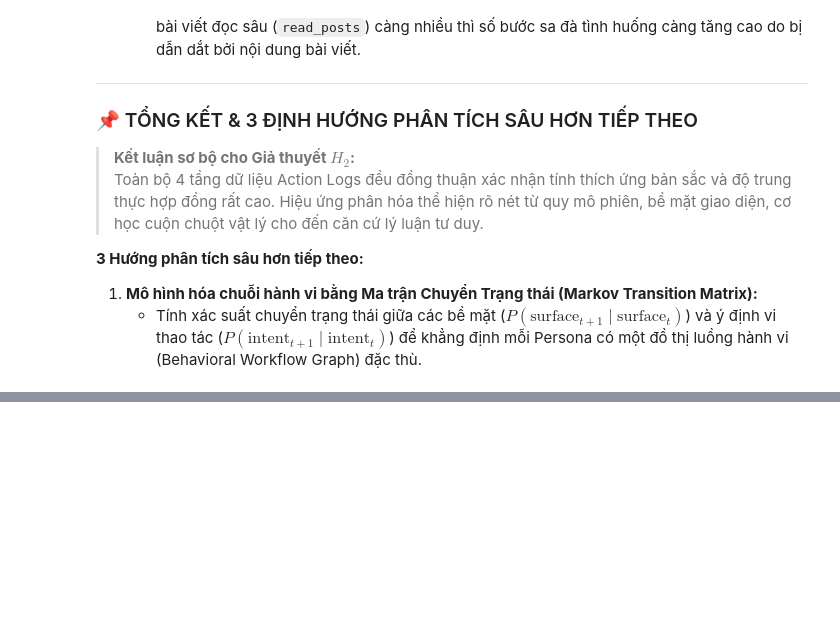
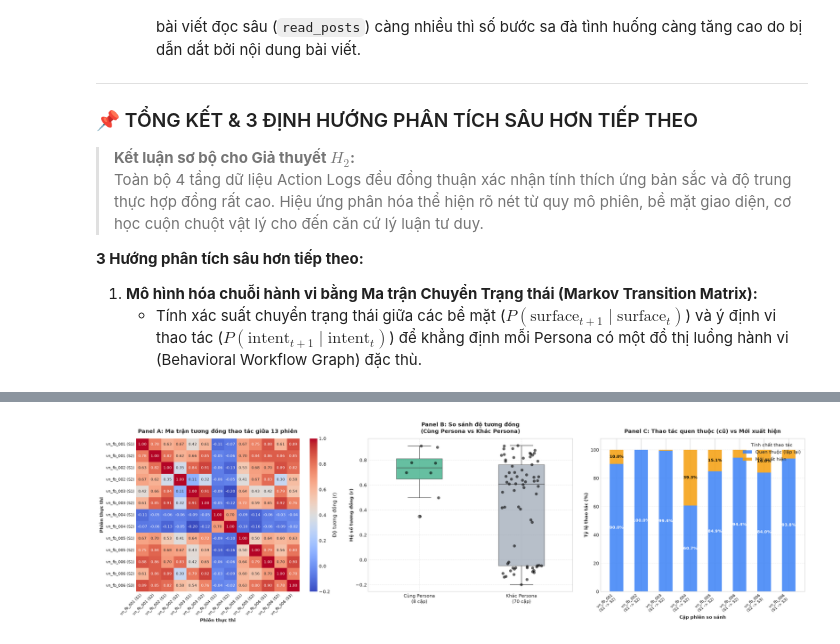
Before and after one commit to zero0526/eda_persona, a Jupyter notebook: notebooks/notebook_action_logs.ipynb, the cells around one changed output, grey strips where cells are left out. Cells and saved outputs as stored; diff of their text form; code cells hidden in the pictures; blank space fills up the shorter version.

```diff
--- a/notebooks/notebook_action_logs.ipynb
+++ b/notebooks/notebook_action_logs.ipynb
@@ -1362,0 +1148,99 @@ plt.show()
+# %%
+# ==============================================================================
+# BƯỚC 14: THÓI QUEN THAO TÁC, MA TRẬN TƯƠNG ĐỒNG 13 PHIÊN & TRỰC QUAN HÓA
+# ==============================================================================
+
+import matplotlib.pyplot as plt
+from algorithms.cross_session_behavior_profiler import (
+    compute_surface_retention_comparison,
+    compute_habit_evolution_and_correlation,
+    compute_intent_ngram_analysis,
+    compute_persona_repeated_ngram_patterns
+)
+from viz.session_consistency_viz import plot_h3_three_panel_comparison
+
+# 1. BẢNG SO SÁNH MỨC ĐỘ Ở LẠI TRÊN CÁC MÀN HÌNH GIỮA CÁC PHIÊN (S1 -> S2)
+df_surface_comparison = compute_surface_retention_comparison(df_actions_h3)
+
+print('=== BẢNG 4: SO SÁNH MỨC ĐỘ Ở LẠI TRÊN CÁC MÀN HÌNH GIỮA CÁC PHIÊN (S1 -> S2) ===')
+styled_surface_comp = (
+    df_surface_comparison.style
+    .format({
+        'Tỷ lệ ở lại S1 (%)': '{:.1f}%',
+        'Tỷ lệ ở lại S2 (%)': '{:.1f}%',
+        'Sai khác mức ở lại (%)': '{:+.1f}%'
+    })
+    .background_gradient(subset=['Tỷ lệ ở lại S1 (%)', 'Tỷ lệ ở lại S2 (%)'], cmap='Blues', vmin=70, vmax=100)
+    .set_properties(**{'text-align': 'center'})
+    .set_properties(subset=['Thói quen màn hình', 'Nhận xét chuyển biến thực tế'], **{'text-align': 'left'})
+)
+display(styled_surface_comp)
+
+# 2. BẢNG THEO DÕI THÓI QUEN CŨ VS THAO TÁC MỚI XUẤT HIỆN
+evolution_data = compute_habit_evolution_and_correlation(df_actions_h3)
+df_evolution = evolution_data['evolution_df']
+
+print('\n=== BẢNG 5: MỨC ĐỘ GIỮ LẠI THÓI QUEN CŨ VÀ PHÁT SINH THAO TÁC MỚI ===')
+styled_evolution = (
+    df_evolution[['Persona', 'Cặp phiên', 'Số thao tác phiên 1', 'Số thao tác phiên 2',
+                  'Thao tác giữ lại', 'Thao tác mới xuất hiện', 'Tỷ lệ thao tác quen thuộc (%)',
+                  'Tỷ lệ thao tác mới (%)', 'Độ tương đồng (r)', 'Các thao tác mới cụ thể']].style
+    .format({
+        'Tỷ lệ thao tác quen thuộc (%)': '{:.1f}%',
+        'Tỷ lệ thao tác mới (%)': '{:.1f}%',
+        'Độ tương đồng (r)': '{:.4f}'
+    })
+    .background_gradient(subset=['Độ tương đồng (r)'], cmap='Greens', vmin=0.0, vmax=1.0)
+    .background_gradient(subset=['Tỷ lệ thao tác quen thuộc (%)'], cmap='Blues', vmin=50, vmax=100)
+    .set_properties(**{'text-align': 'center'})
+    .set_properties(subset=['Các thao tác mới cụ thể'], **{'text-align': 'left'})
+)
+display(styled_evolution)
+
+# 3. BẢNG TOP 5 CHUỖI Ý ĐỊNH THAO TÁC (BIGRAM & TRIGRAM) VÀ TỶ LỆ TRÙNG LẶP QUA CÁC PHIÊN
+ngram_res = compute_intent_ngram_analysis(df_actions_h3, top_k=5)
+df_session_top_grams = ngram_res['session_top_grams']
+df_ngram_overlap = ngram_res['overlap_comparison']
+
+print('\n=== BẢNG 6: TOP 5 CHUỖI Ý ĐỊNH THAO TÁC (BIGRAM & TRIGRAM) CỦA MỖI PERSONA THEO PHIÊN ===')
+styled_session_top = (
+    df_session_top_grams.style
+    .set_properties(**{'text-align': 'center'})
+    .set_properties(subset=['Top 5 Chuỗi 2 thao tác (Bigram)', 'Top 5 Chuỗi 3 thao tác (Trigram)'], **{'text-align': 'left'})
+)
+display(styled_session_top)
+
+print('\n=== BẢNG 7: SO SÁNH TỶ LỆ TRÙNG LẶP CHUỖI Ý ĐỊNH (N-GRAM OVERLAP) GIỮA CÁC PHIÊN ===')
+styled_ngram_overlap = (
+    df_ngram_overlap.style
+    .set_properties(**{'text-align': 'center'})
+    .set_properties(subset=['Chuỗi Bigram trùng Top 5', 'Chuỗi Trigram trùng Top 5', 'Nhận xét chuỗi thao tác'], **{'text-align': 'left'})
+)
+display(styled_ngram_overlap)
+
+# 4. BẢNG CÁC CHUỖI Ý ĐỊNH TRÙNG LẶP XUYÊN PHIÊN CỦA TỪNG PERSONA
+df_repeated_ngrams = compute_persona_repeated_ngram_patterns(df_actions_h3)
+
+print('\n=== BẢNG 8: CÁC CHUỖI Ý ĐỊNH (BIGRAM & TRIGRAM) TRÙNG LẶP TRONG CÁC PHIÊN CỦA TỪNG PERSONA ===')
+styled_repeated_ngrams = (
+    df_repeated_ngrams.style
+    .set_properties(**{'text-align': 'center'})
+    .set_properties(subset=['Bigram trùng lặp nổi bật', 'Trigram trùng lặp nổi bật', 'Chu trình thao tác chủ đạo', 'Ý nghĩa hành vi thực tế'], **{'text-align': 'left'})
+)
+display(styled_repeated_ngrams)
+
+# 5. THỐNG KÊ ĐỘ TƯƠNG ĐỒNG HÀNH VI GIỮA CÁC PHIÊN
+print('\n=== ĐỘ TƯƠNG ĐỒNG HÀNH VI GIỮA CÁC PHIÊN ===')
+print(f'- Khi so sánh cùng Persona qua các phiên: r trung bình = {evolution_data["intra_mean"]:.4f} +/- {evolution_data["intra_std"]:.4f} (Trung vị: {evolution_data["intra_median"]:.4f})')
+print(f'- Khi so sánh khác Persona giữa các phiên: r trung bình = {evolution_data["inter_mean"]:.4f} +/- {evolution_data["inter_std"]:.4f} (Trung vị: {evolution_data["inter_median"]:.4f})')
+print('- Nhận xét: Độ tương đồng hành vi của cùng Persona cao hơn rõ rệt so với giữa các Persona khác nhau.')
+
+# 6. TRỰC QUAN HÓA 3-PANEL BẰNG BIỂU ĐỒ GẦN GŨI
+fig, axes = plot_h3_three_panel_comparison(
+    df_session_corr=evolution_data['correlation_matrix'],
+    df_evolution=df_evolution,
+    intra_vals=evolution_data['intra_correlations'],
+    inter_vals=evolution_data['inter_correlations']
+)
+plt.show()
+# %% [output]
@@ -1362,0 +1304 @@ plt.show()
+[figure, added]
```
Also changed, not shown: parts of 19 cells of this notebook, 19 other files.
